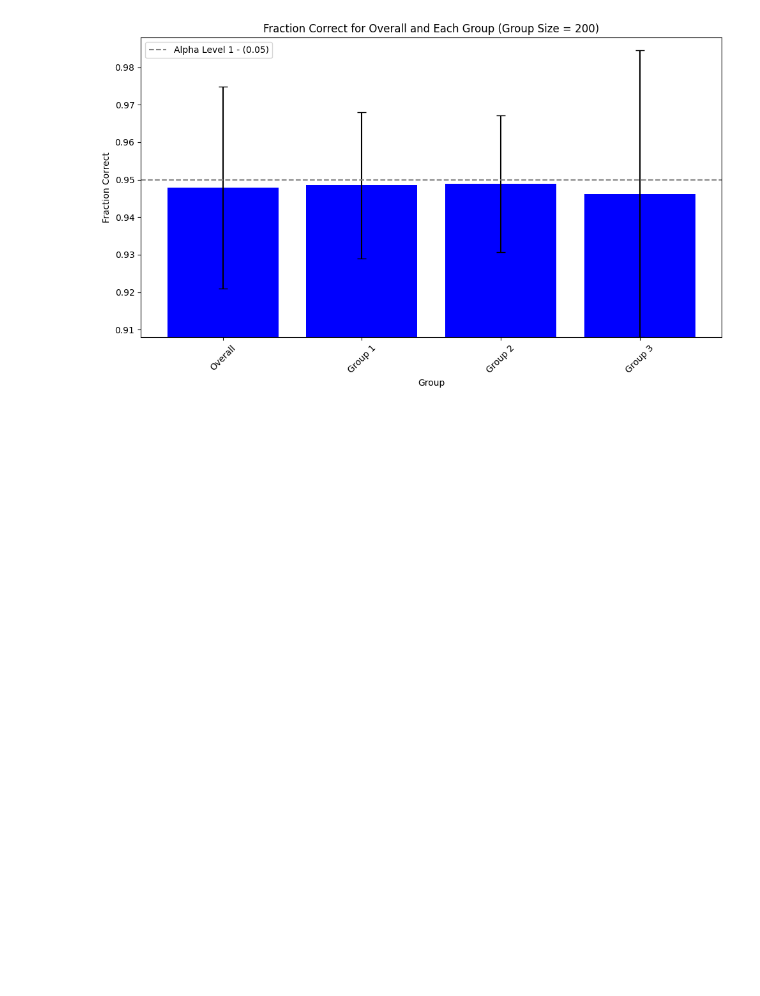
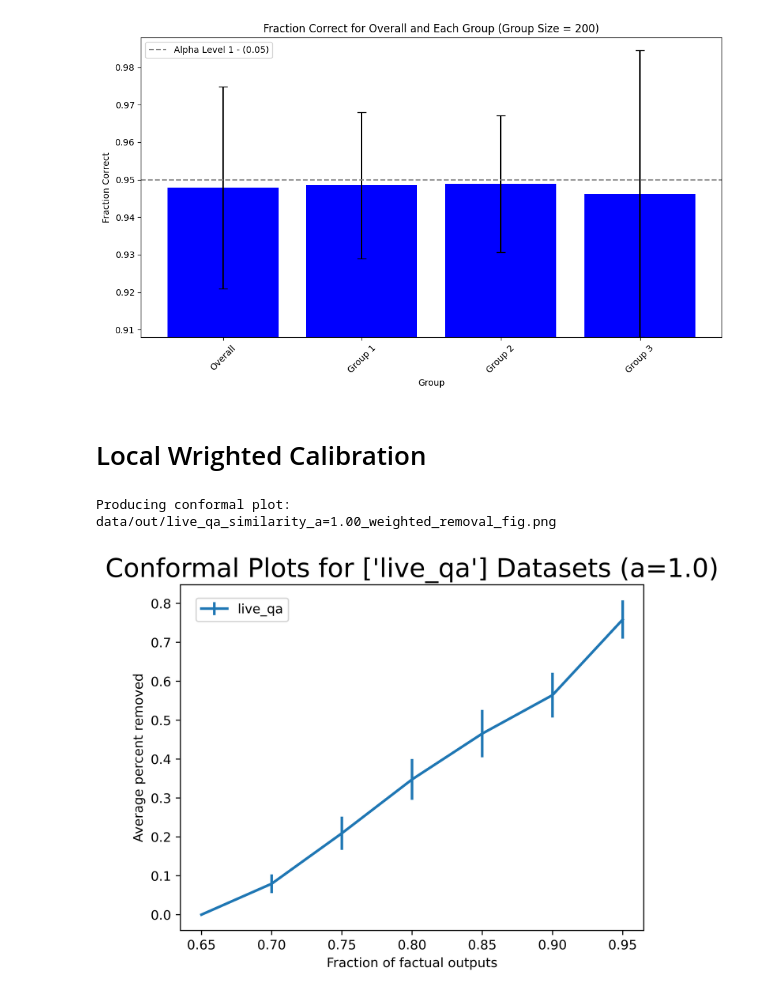
Before and after one commit to n4feng/rag_conformal_pred, a Jupyter notebook: conditional/weight_test.ipynb, the cells around one changed output. Drawn from its saved outputs; the diff is of its cells as text; code cells hidden in the pictures; blank space fills up the shorter version.

Commit message:
add local weight method

```diff
--- a/conditional/weight_test.ipynb
+++ b/conditional/weight_test.ipynb
@@ -126,3 +126,5 @@ for alpha in tqdm(alphas):
 # %% [output]
 FileNotFoundError: [Errno 2] No such file or directory: '/Users/naihefeng/Documents/2025/study/layer6/rag_conformal_pred/conditional/data/out/partial/weighted/kqa_silver_wogold/similarity_a=1.00_alpha ...
 [figure]
+# %% [markdown]
+# Local Wrighted Calibration
@@ -128,0 +139,25 @@ FileNotFoundError: [Errno 2] No such file or directory: '/Users/naihefeng/Docume
+# %%
+import numpy as np
+
+from local_calibration import LocalDatadependentCalibration
+from calibration import load_calibration
+
+local = LocalDatadependentCalibration()
+a=1.0
+dataset_prefixs = ['live_qa'] #option: medication_qa, healthsearch_qa, kqa_golden, kqa_silver_wogold, live_qa， medlfqav2
+method = 'similarity'
+alphas = np.arange(0.05, 0.45, 0.05)
+datasets = {}
+for dataset_prefix in dataset_prefixs:
+    data = load_calibration(f"data/out/{dataset_prefix}_subclaims_with_scores.jsonl")
+    datasets[dataset_prefix] = data
+
+dsprefixs = "_".join(dataset_prefixs)
+fig_filename = f"data/out/{dsprefixs}_{method}_a={a:.2f}_weighted_removal_fig.png"
+csv_filename = f"data/out/{dsprefixs}_{method}_a={a:.2f}_weighted_removal.csv"
+local.calibrate_removal(
+    dataset_prefixs, method, datasets, alphas, a, fig_filename, csv_filename
+)
+# %% [output]
+Producing conformal plot: data/out/live_qa_similarity_a=1.00_weighted_removal_fig.png
+[figure, added]
```
Also changed, not shown: parts of 4 cells of this notebook, 16 other files.
